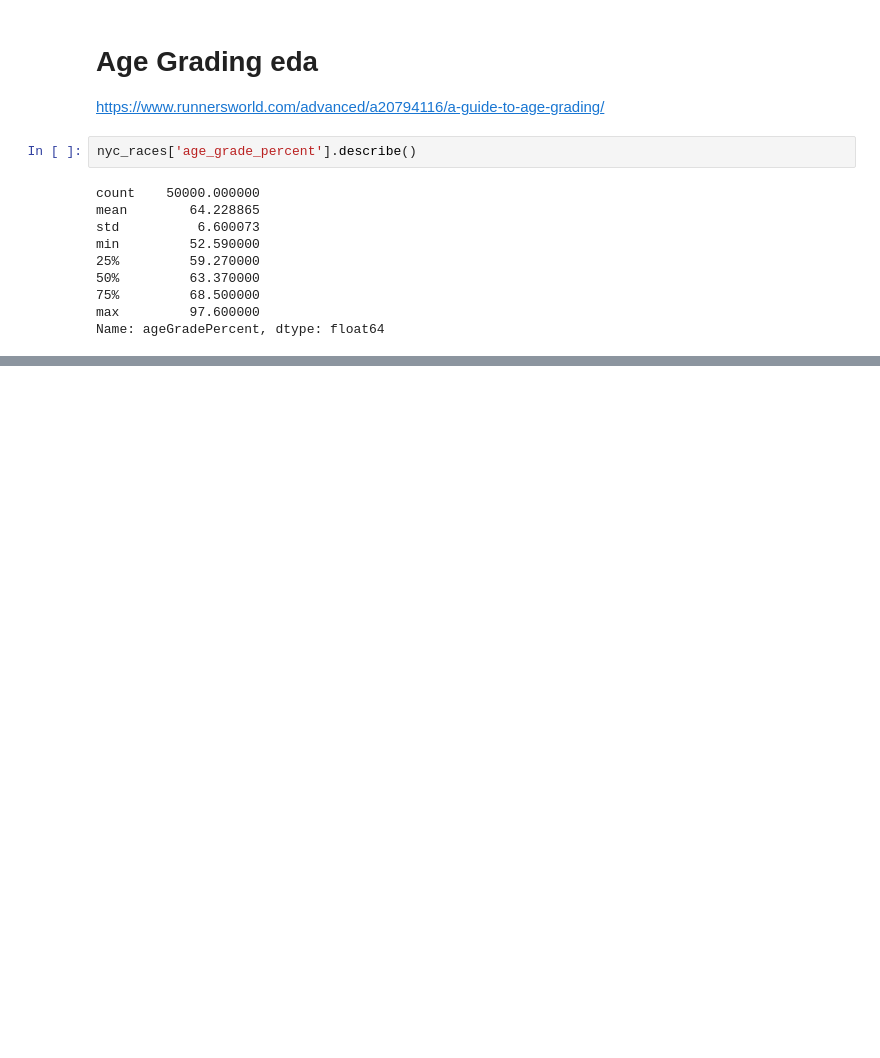
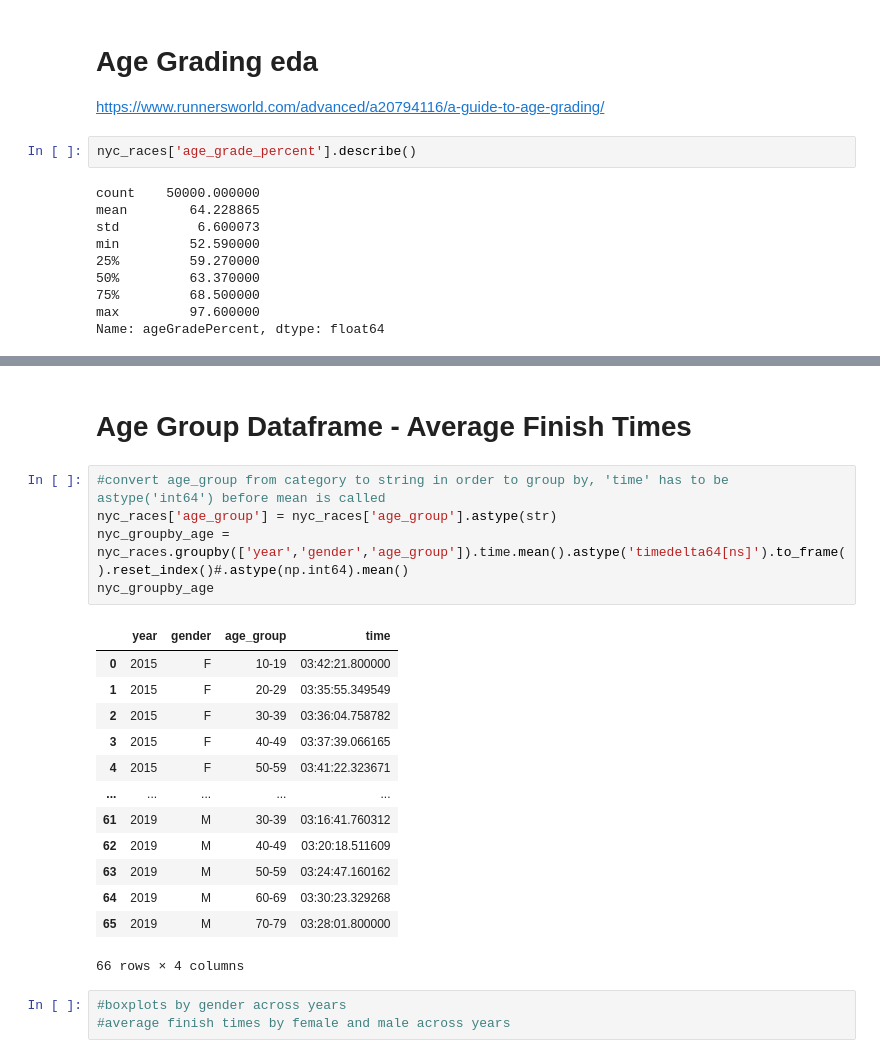
Before and after one commit to nmuldowney/nyc-marathon-capstone, a Jupyter notebook: notebooks/all_marathons_eda.ipynb, the cells around one changed output, grey strips where cells are left out. Saved outputs shown, nothing was run; the diff lists cells and outputs as text; blank space fills up the shorter version.

```diff
--- a/notebooks/all_marathons_eda.ipynb
+++ b/notebooks/all_marathons_eda.ipynb
@@ -178,0 +230,24 @@ Name: ageGradePercent, dtype: float64
+# %% [markdown]
+# Age Group Dataframe - Average Finish Times
+# %%
+#convert age_group from category to string in order to group by, 'time' has to be astype('int64') before mean is called
+nyc_races['age_group'] = nyc_races['age_group'].astype(str)
+nyc_groupby_age = nyc_races.groupby(['year','gender','age_group']).time.mean().astype('timedelta64[ns]').to_frame().reset_index()#.astype(np.int64).mean()
+nyc_groupby_age
+# %% [output]
+|  | year | gender | age_group | time |
+| 0 | 2015 | F | 10-19 | 03:42:21.800000 |
+| 1 | 2015 | F | 20-29 | 03:35:55.349549 |
+| 2 | 2015 | F | 30-39 | 03:36:04.758782 |
+| 3 | 2015 | F | 40-49 | 03:37:39.066165 |
+| 4 | 2015 | F | 50-59 | 03:41:22.323671 |
+| ... | ... | ... | ... | ... |
+| 61 | 2019 | M | 30-39 | 03:16:41.760312 |
+| 62 | 2019 | M | 40-49 | 03:20:18.511609 |
+| 63 | 2019 | M | 50-59 | 03:24:47.160162 |
+| 64 | 2019 | M | 60-69 | 03:30:23.329268 |
+| 65 | 2019 | M | 70-79 | 03:28:01.800000 |
+66 rows × 4 columns
+# %%
+#boxplots by gender across years
+#average finish times by female and male across years
```
Also changed, not shown: parts of 15 cells of this notebook.
